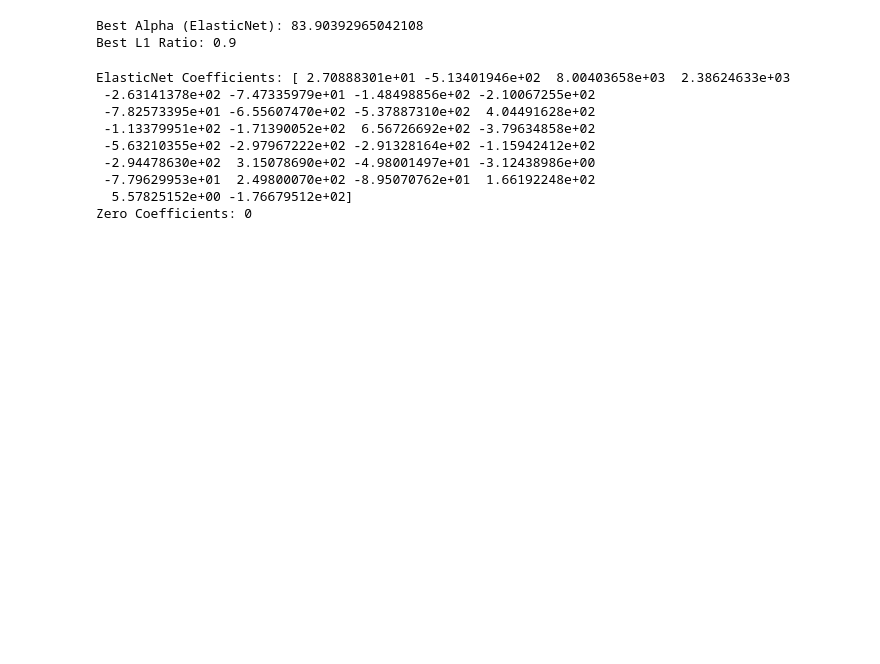
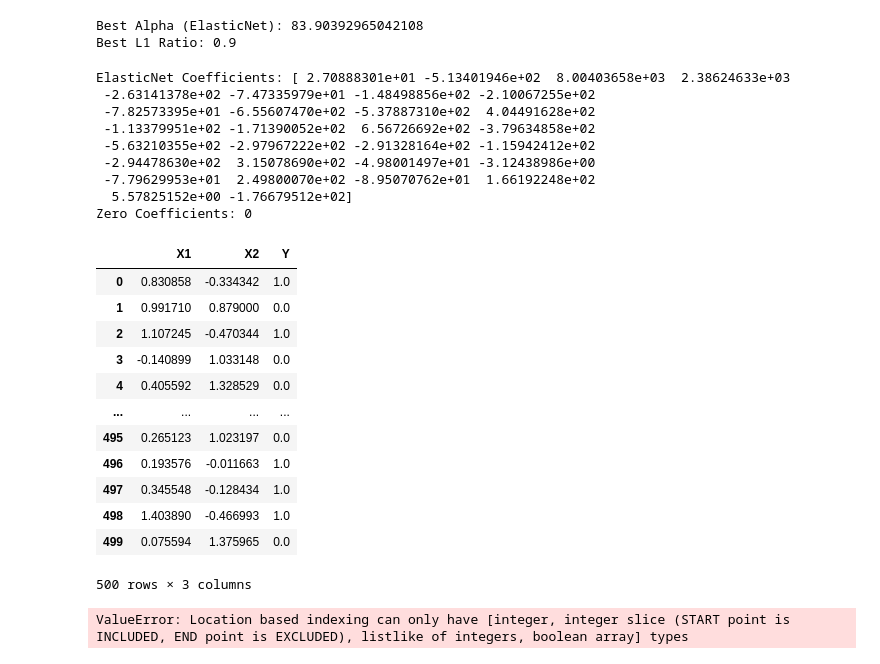
Before and after one commit to Mohammed-Zaheerullah/data-science-portfolio, a Jupyter notebook: core-data-science-practice.ipynb, the cells around one changed output. Saved outputs shown, nothing was run; the diff lists cells and outputs as text; code cells hidden in the pictures; blank space fills up the shorter version.

```diff
--- a/core-data-science-practice.ipynb
+++ b/core-data-science-practice.ipynb
@@ -1467,12 +1467,28 @@ Zero Coefficients: 0
 # %%
 import numpy as np
 import pandas as pd
-df = pd.read_csv("Non_linear_SVM_Dataset.csv")
+df = pd.read_csv(r"C:\DS Classes\Non_linear_SVM_Dataset.csv")
 df
+# %% [output]
+|  | X1 | X2 | Y |
+| 0 | 0.830858 | -0.334342 | 1.0 |
+| 1 | 0.991710 | 0.879000 | 0.0 |
+| 2 | 1.107245 | -0.470344 | 1.0 |
+| 3 | -0.140899 | 1.033148 | 0.0 |
+| 4 | 0.405592 | 1.328529 | 0.0 |
+| ... | ... | ... | ... |
+| 495 | 0.265123 | 1.023197 | 0.0 |
+| 496 | 0.193576 | -0.011663 | 1.0 |
+| 497 | 0.345548 | -0.128434 | 1.0 |
+| 498 | 1.403890 | -0.466993 | 1.0 |
+| 499 | 0.075594 | 1.375965 | 0.0 |
+500 rows × 3 columns
 # %%
 Y = df["Y"]
 X = df.iloc[:,0.2]
 X.head()
+# %% [output]
+ValueError: Location based indexing can only have [integer, integer slice (START point is INCLUDED, END point is EXCLUDED), listlike of integers, boolean array] types
 # %%
 import matplotlib.pyplot as plt
 
```
